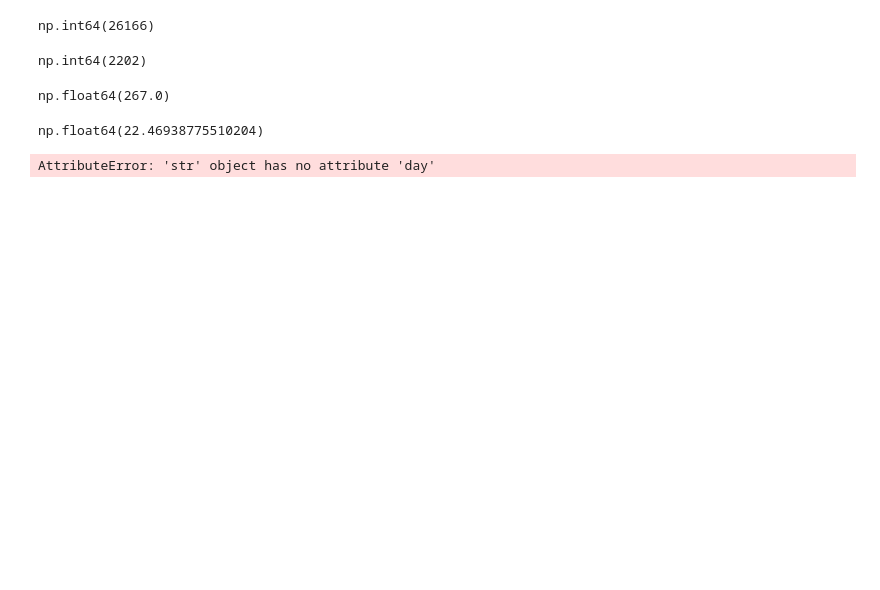
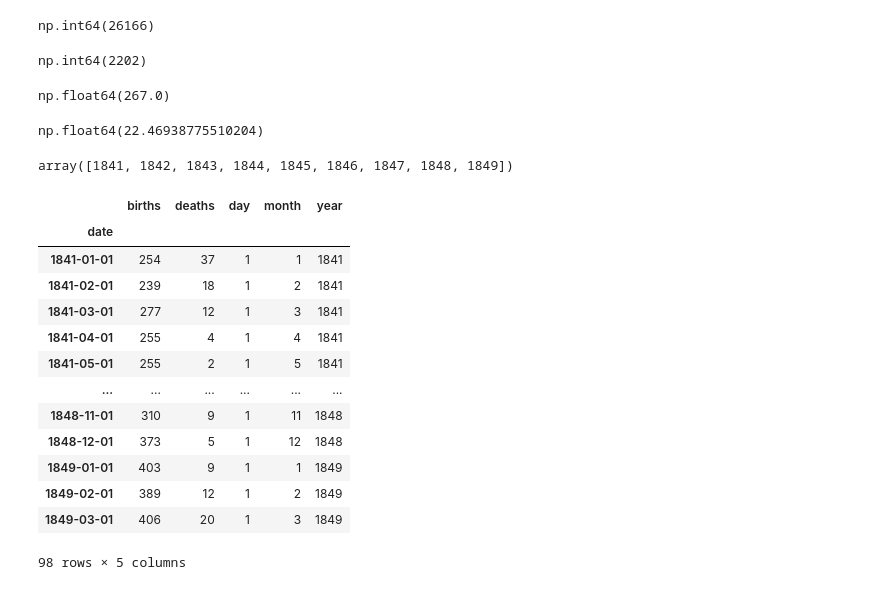
Before and after one commit to tomasfigueroaruesjas/the-effects-of-handwashing, a Jupyter notebook: Untitled.ipynb, the cells around one changed output. Drawn from its saved outputs; the diff is of its cells as text; code cells hidden in the pictures; blank space fills up the shorter version.

Commit message:
Solucion indexacion con columnas, otra vez. Estaba reasignando todo el dataframe a datetime

```diff
--- a/Untitled.ipynb
+++ b/Untitled.ipynb
@@ -230,8 +230,9 @@ yearly_deaths['births'].plot()
 <Axes: >
 [figure]
 # %%
-monthly_deaths = pd.read_csv('Data/monthly_deaths.csv', sep=r'\s*,\s*', engine='python')
+monthly_deaths = pd.read_csv('Data/monthly_deaths.csv')
 
 monthly_deaths.describe()
-#monthly_deaths.rename(columns=lambda x: x.strip(), inplace=True)
+
+monthly_deaths.rename(columns=lambda x: x.strip(), inplace=True)
 #monthly_deaths.info()
@@ -262,5 +253,5 @@ monthly_deaths[:]
 | 97 | 1849-03-01 | 406 | 20 |
 98 rows × 3 columns
 # %%
-monthly_deaths = pd.to_datetime(monthly_deaths['date'])
+monthly_deaths['date'] = pd.to_datetime(monthly_deaths['date'])
 # %%
@@ -298,5 +287,28 @@ np.float64(22.46938775510204)
 monthly_deaths['day'] = monthly_deaths['date'].apply(lambda x: x.day)
 monthly_deaths['month'] = monthly_deaths['date'].apply(lambda x: x.month)
 monthly_deaths['year'] = monthly_deaths['date'].apply(lambda x: x.year)
-# %% [output]
-AttributeError: 'str' object has no attribute 'day'
+# %%
+monthly_deaths['year'].unique()
+# %% [output]
+array([1841, 1842, 1843, 1844, 1845, 1846, 1847, 1848, 1849])
+# %%
+monthly_deaths.index = monthly_deaths['date']
+# %%
+monthly_deaths = monthly_deaths.drop(['date'], axis=1)
+# %%
+monthly_deaths
+# %% [output]
+|  | births | deaths | day | month | year |
+| date |  |  |  |  |  |
+| 1841-01-01 | 254 | 37 | 1 | 1 | 1841 |
+| 1841-02-01 | 239 | 18 | 1 | 2 | 1841 |
+| 1841-03-01 | 277 | 12 | 1 | 3 | 1841 |
+| 1841-04-01 | 255 | 4 | 1 | 4 | 1841 |
+| 1841-05-01 | 255 | 2 | 1 | 5 | 1841 |
+| ... | ... | ... | ... | ... | ... |
+| 1848-11-01 | 310 | 9 | 1 | 11 | 1848 |
+| 1848-12-01 | 373 | 5 | 1 | 12 | 1848 |
+| 1849-01-01 | 403 | 9 | 1 | 1 | 1849 |
+| 1849-02-01 | 389 | 12 | 1 | 2 | 1849 |
+| 1849-03-01 | 406 | 20 | 1 | 3 | 1849 |
+98 rows × 5 columns
```
Also changed, not shown: parts of 13 cells of this notebook.
